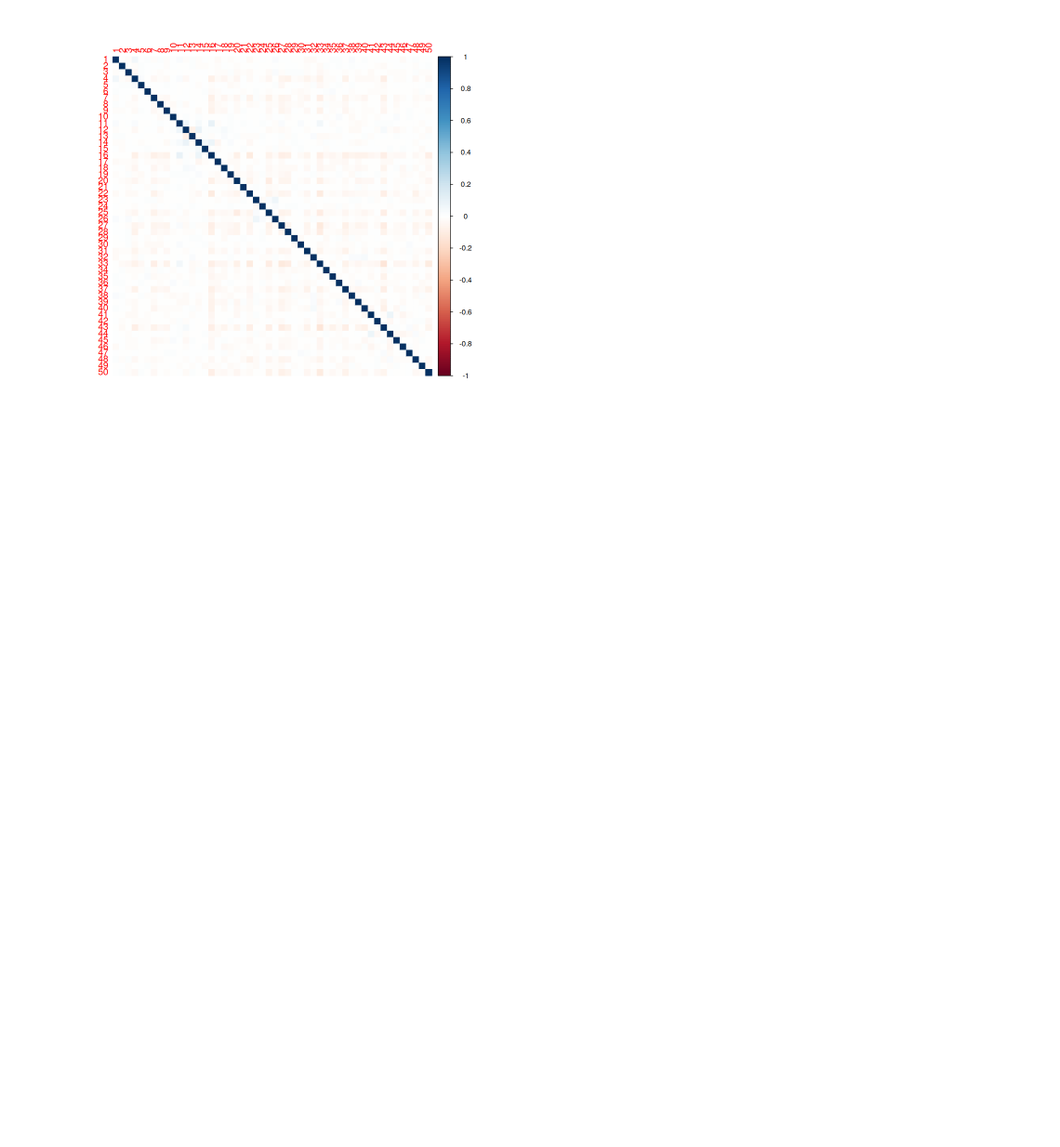
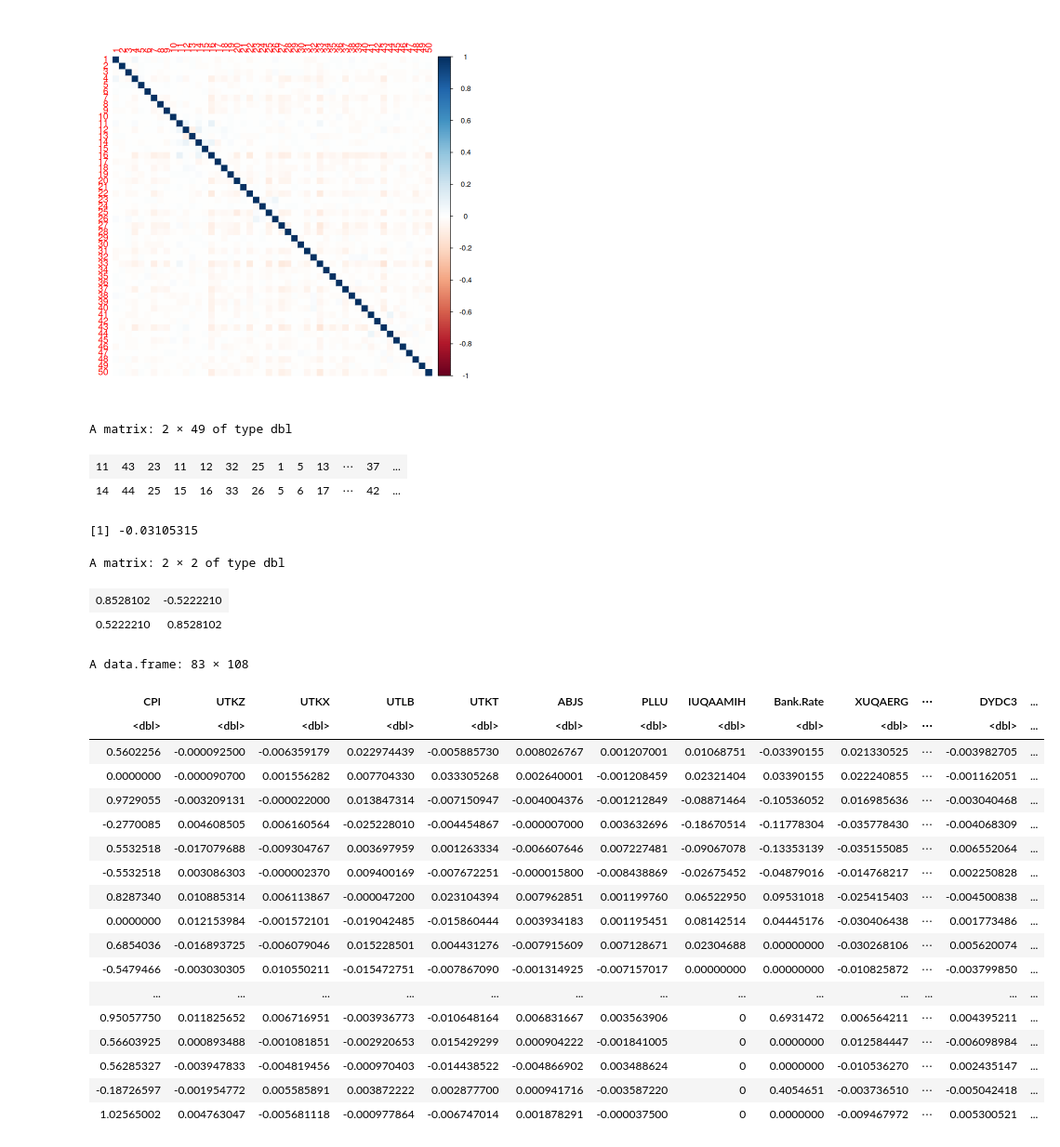
Before and after one commit to Shakeel95/Dimension-Reduction-Trees, a Jupyter notebook: pipeline/treelets-package-exporation.ipynb, the cells around one changed output. Shown: that part at 93% size. Saved outputs shown, nothing was run; the diff lists cells and outputs as text; code cells hidden in the pictures; blank space fills up the shorter version.

```diff
--- a/pipeline/treelets-package-exporation.ipynb
+++ b/pipeline/treelets-package-exporation.ipynb
@@ -80,3 +80,19 @@ C = cov2cor(tree$TreeCovs[[49]])
 corrplot(corr = C, method = "color")
 # %% [output]
 [figure]
+# %%
+t(tree$Zpos)
+# %% [output]
+A matrix: 2 × 49 of type dbl
+| 11 | 43 | 23 | 11 | 12 | 32 | 25 | 1 | 5 | 13 | ⋯ | 37 | ... |
+| 14 | 44 | 25 | 15 | 16 | 33 | 26 | 5 | 6 | 17 | ⋯ | 42 | ... |
+# %%
+tree$TreeCovs[[4]][1,3]
+# %% [output]
+[1] -0.03105315
+# %%
+tree$T[[4]]
+# %% [output]
+A matrix: 2 × 2 of type dbl
+| 0.8528102 | -0.5222210 |
+| 0.5222210 | 0.8528102 |
@@ -82,0 +104,22 @@ corrplot(corr = C, method = "color")
+# %%
+read.csv("../data/clean UK macro data.csv")
+# %% [output]
+A data.frame: 83 × 108
+| CPI | UTKZ | UTKX | UTLB | UTKT | ABJS | PLLU | IUQAAMIH | Bank.Rate | XUQAERG | ⋯ | DYDC3 | ... |
+| <dbl> | <dbl> | <dbl> | <dbl> | <dbl> | <dbl> | <dbl> | <dbl> | <dbl> | <dbl> | ⋯ | <dbl> | ... |
+| 0.5602256 | -0.000092500 | -0.006359179 | 0.022974439 | -0.005885730 | 0.008026767 | 0.001207001 | 0.01068751 | -0.03390155 | 0.021330525 | ⋯ | -0.003982705 | ... |
+| 0.0000000 | -0.000090700 | 0.001556282 | 0.007704330 | 0.033305268 | 0.002640001 | -0.001208459 | 0.02321404 | 0.03390155 | 0.022240855 | ⋯ | -0.001162051 | ... |
+| 0.9729055 | -0.003209131 | -0.000022000 | 0.013847314 | -0.007150947 | -0.004004376 | -0.001212849 | -0.08871464 | -0.10536052 | 0.016985636 | ⋯ | -0.003040468 | ... |
+| -0.2770085 | 0.004608505 | 0.006160564 | -0.025228010 | -0.004454867 | -0.000007000 | 0.003632696 | -0.18670514 | -0.11778304 | -0.035778430 | ⋯ | -0.004068309 | ... |
+| 0.5532518 | -0.017079688 | -0.009304767 | 0.003697959 | 0.001263334 | -0.006607646 | 0.007227481 | -0.09067078 | -0.13353139 | -0.035155085 | ⋯ | 0.006552064 | ... |
+| -0.5532518 | 0.003086303 | -0.000002370 | 0.009400169 | -0.007672251 | -0.000015800 | -0.008438869 | -0.02675452 | -0.04879016 | -0.014768217 | ⋯ | 0.002250828 | ... |
+| 0.8287340 | 0.010885314 | 0.006113867 | -0.000047200 | 0.023104394 | 0.007962851 | 0.001199760 | 0.06522950 | 0.09531018 | -0.025415403 | ⋯ | -0.004500838 | ... |
+| 0.0000000 | 0.012153984 | -0.001572101 | -0.019042485 | -0.015860444 | 0.003934183 | 0.001195451 | 0.08142514 | 0.04445176 | -0.030406438 | ⋯ | 0.001773486 | ... |
+| 0.6854036 | -0.016893725 | -0.006079046 | 0.015228501 | 0.004431276 | -0.007915609 | 0.007128671 | 0.02304688 | 0.00000000 | -0.030268106 | ⋯ | 0.005620074 | ... |
+| -0.5479466 | -0.003030305 | 0.010550211 | -0.015472751 | -0.007867090 | -0.001314925 | -0.007157017 | 0.00000000 | 0.00000000 | -0.010825872 | ⋯ | -0.003799850 | ... |
+| ... | ... | ... | ... | ... | ... | ... | ... | ... | ... | ... | ... | ... |
+| 0.95057750 | 0.011825652 | 0.006716951 | -0.003936773 | -0.010648164 | 0.006831667 | 0.003563906 | 0 | 0.6931472 | 0.006564211 | ⋯ | 0.004395211 | ... |
+| 0.56603925 | 0.000893488 | -0.001081851 | -0.002920653 | 0.015429299 | 0.000904222 | -0.001841005 | 0 | 0.0000000 | 0.012584447 | ⋯ | -0.006098984 | ... |
+| 0.56285327 | -0.003947833 | -0.004819456 | -0.000970403 | -0.014438522 | -0.004866902 | 0.003488624 | 0 | 0.0000000 | -0.010536270 | ⋯ | 0.002435147 | ... |
+| -0.18726597 | -0.001954772 | 0.005585891 | 0.003872222 | 0.002877700 | 0.000941716 | -0.003587220 | 0 | 0.4054651 | -0.003736510 | ⋯ | -0.005042418 | ... |
+| 1.02565002 | 0.004763047 | -0.005681118 | -0.000977864 | -0.006747014 | 0.001878291 | -0.000037500 | 0 | 0.0000000 | -0.009467972 | ⋯ | 0.005300521 | ... |
```
Also changed, not shown: parts of 2 cells of this notebook, 6 other files.
